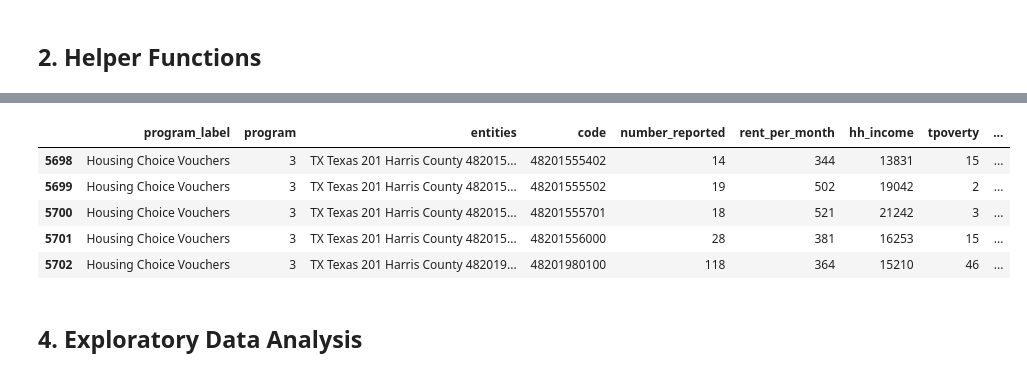
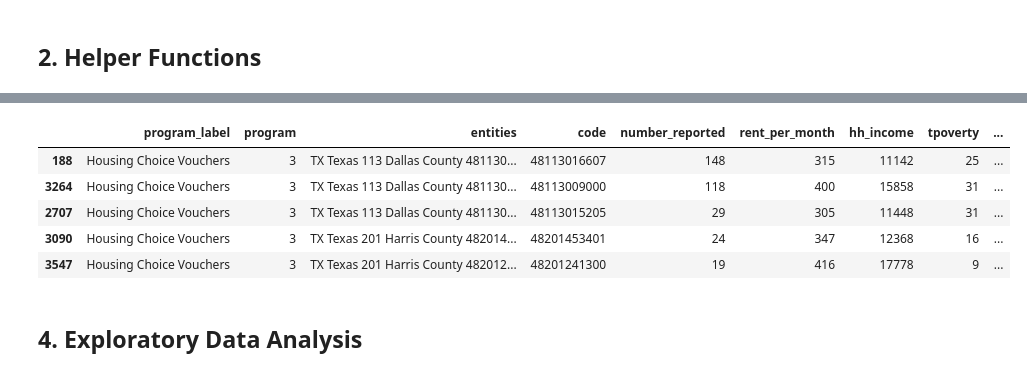
Before and after one commit to ammylin/IDS701_Final_Project, a Jupyter notebook: 00_preprocessing.ipynb, the cells around one changed output, grey strips where cells are left out. Drawn from its saved outputs; the diff is of its cells as text; code cells hidden in the pictures.

```diff
--- a/00_preprocessing.ipynb
+++ b/00_preprocessing.ipynb
@@ -92,7 +93,11 @@ def processing_missing_values(df, file_name="unknown"):
         # Convert numeric columns to integers
         for col in numeric_cols:
             if col in df.columns:
-                df[col] = pd.to_numeric(df[col], errors="coerce").astype("Int64")
+                if "TRACT_MO_WY_2013.xlsx" in file_name:
+                    df[col] = pd.to_numeric(df[col], errors="coerce")
+                else:
+                    df[col] = pd.to_numeric(df[col], errors="coerce").astype("Int64")
+
 
         # Drop rows with any missing values
         df = df.dropna()
@@ -192,12 +190,13 @@ ValueError: No objects to concatenate
 # %%
-panel_df.tail()
+# Show a sample of the cleaned HCV dataset
+panel_df.sample(5)
 # %% [output]
 |  | program_label | program | entities | code | number_reported | rent_per_month | hh_income | tpoverty | ... |
-| 5698 | Housing Choice Vouchers | 3 | TX Texas 201 Harris County 482015... | 48201555402 | 14 | 344 | 13831 | 15 | ... |
-| 5699 | Housing Choice Vouchers | 3 | TX Texas 201 Harris County 482015... | 48201555502 | 19 | 502 | 19042 | 2 | ... |
-| 5700 | Housing Choice Vouchers | 3 | TX Texas 201 Harris County 482015... | 48201555701 | 18 | 521 | 21242 | 3 | ... |
-| 5701 | Housing Choice Vouchers | 3 | TX Texas 201 Harris County 482015... | 48201556000 | 28 | 381 | 16253 | 15 | ... |
-| 5702 | Housing Choice Vouchers | 3 | TX Texas 201 Harris County 482019... | 48201980100 | 118 | 364 | 15210 | 46 | ... |
+| 188 | Housing Choice Vouchers | 3 | TX Texas 113 Dallas County 481130... | 48113016607 | 148 | 315 | 11142 | 25 | ... |
+| 3264 | Housing Choice Vouchers | 3 | TX Texas 113 Dallas County 481130... | 48113009000 | 118 | 400 | 15858 | 31 | ... |
+| 2707 | Housing Choice Vouchers | 3 | TX Texas 113 Dallas County 481130... | 48113015205 | 29 | 305 | 11448 | 31 | ... |
+| 3090 | Housing Choice Vouchers | 3 | TX Texas 201 Harris County 482014... | 48201453401 | 24 | 347 | 12368 | 16 | ... |
+| 3547 | Housing Choice Vouchers | 3 | TX Texas 201 Harris County 482012... | 48201241300 | 19 | 416 | 17778 | 9 | ... |
 # %% [markdown]
 ## 4. Exploratory Data Analysis
 # %%
```
Also changed, not shown: parts of 27 cells of this notebook.
